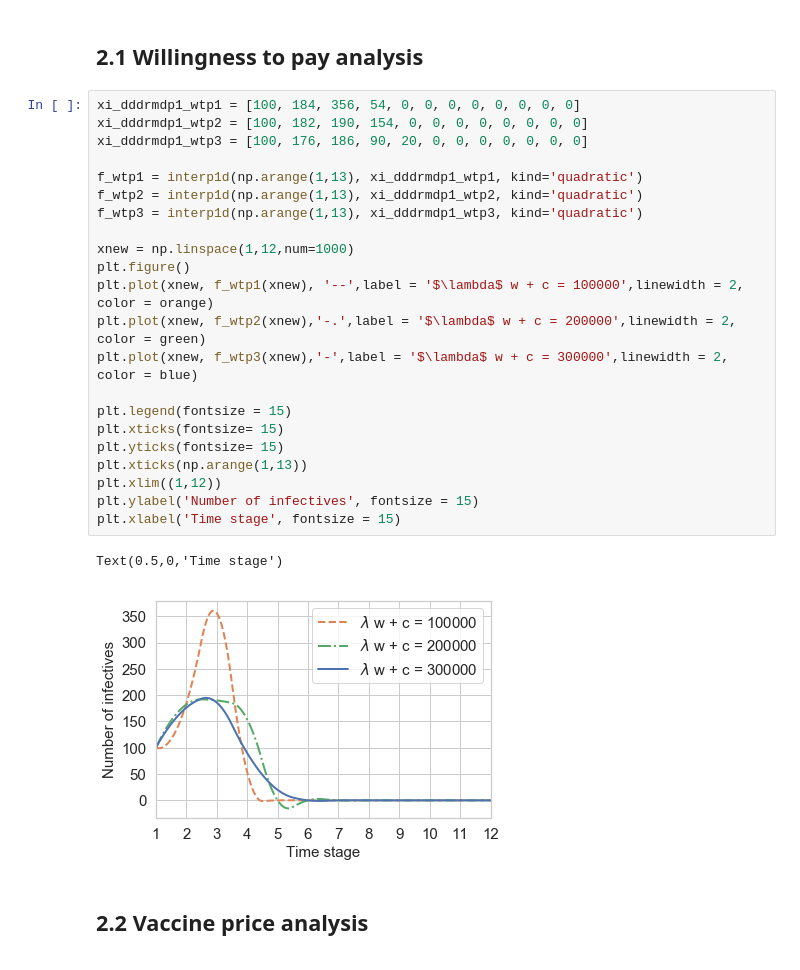
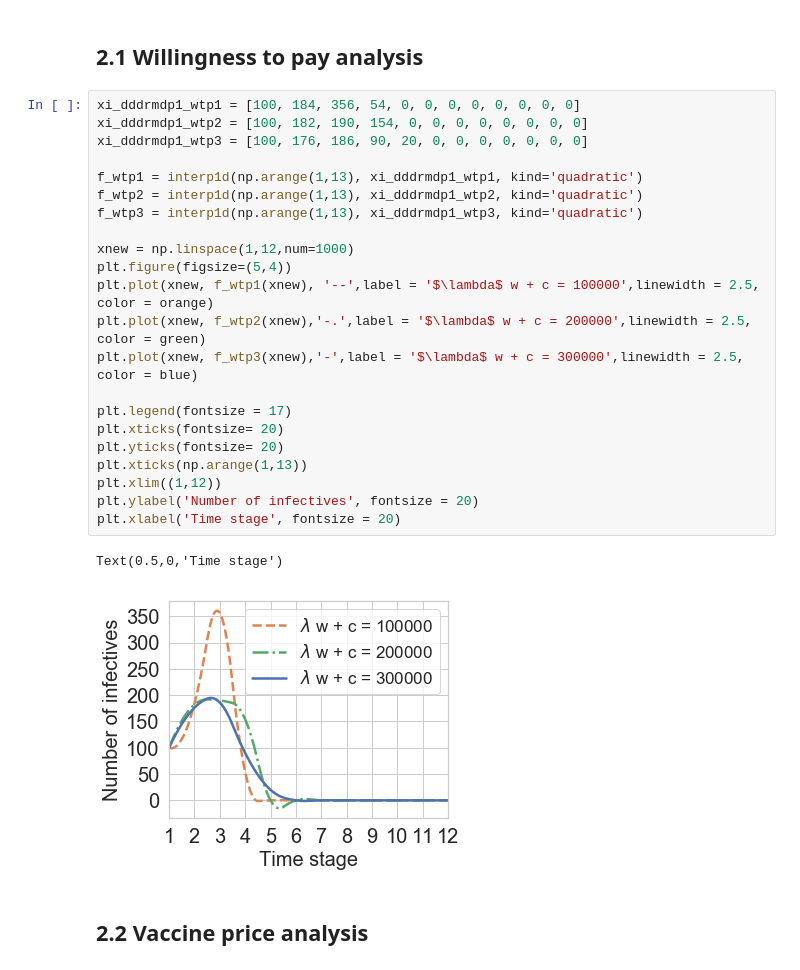
Before and after one commit to kadysongbb/drmdp, a Jupyter notebook: plot.ipynb, the cells around one changed output. Saved outputs shown, nothing was run; the diff lists cells and outputs as text.

```diff
--- a/plot.ipynb
+++ b/plot.ipynb
@@ -259,28 +259,28 @@ Text(0.5,0,'Initial Portion of Susceptibles')
 # %%
 xi_dddrmdp1_wtp1 = [100, 184, 356, 54, 0, 0, 0, 0, 0, 0, 0, 0]
 xi_dddrmdp1_wtp2 = [100, 182, 190, 154, 0, 0, 0, 0, 0, 0, 0, 0]
 xi_dddrmdp1_wtp3 = [100, 176, 186, 90, 20, 0, 0, 0, 0, 0, 0, 0]
 
 f_wtp1 = interp1d(np.arange(1,13), xi_dddrmdp1_wtp1, kind='quadratic')
 f_wtp2 = interp1d(np.arange(1,13), xi_dddrmdp1_wtp2, kind='quadratic')
 f_wtp3 = interp1d(np.arange(1,13), xi_dddrmdp1_wtp3, kind='quadratic')
 
 xnew = np.linspace(1,12,num=1000)
-plt.figure()
-plt.plot(xnew, f_wtp1(xnew), '--',label = '$\lambda$ w + c = 100000',linewidth = 2, color = orange)
-plt.plot(xnew, f_wtp2(xnew),'-.',label = '$\lambda$ w + c = 200000',linewidth = 2, color = green)
-plt.plot(xnew, f_wtp3(xnew),'-',label = '$\lambda$ w + c = 300000',linewidth = 2, color = blue)
+plt.figure(figsize=(5,4))
+plt.plot(xnew, f_wtp1(xnew), '--',label = '$\lambda$ w + c = 100000',linewidth = 2.5, color = orange)
+plt.plot(xnew, f_wtp2(xnew),'-.',label = '$\lambda$ w + c = 200000',linewidth = 2.5, color = green)
+plt.plot(xnew, f_wtp3(xnew),'-',label = '$\lambda$ w + c = 300000',linewidth = 2.5, color = blue)
 
-plt.legend(fontsize = 15)
-plt.xticks(fontsize= 15)
-plt.yticks(fontsize= 15)
+plt.legend(fontsize = 17)
+plt.xticks(fontsize= 20)
+plt.yticks(fontsize= 20)
 plt.xticks(np.arange(1,13))
 plt.xlim((1,12))
-plt.ylabel('Number of infectives', fontsize = 15)
-plt.xlabel('Time stage', fontsize = 15)
+plt.ylabel('Number of infectives', fontsize = 20)
+plt.xlabel('Time stage', fontsize = 20)
 # %% [output]
 Text(0.5,0,'Time stage')
-[figure, old version]
+[figure, new version]
 # %% [markdown]
 ## 2.2 Vaccine price analysis
 # %%
```
Also changed, not shown: parts of 4 cells of this notebook.
